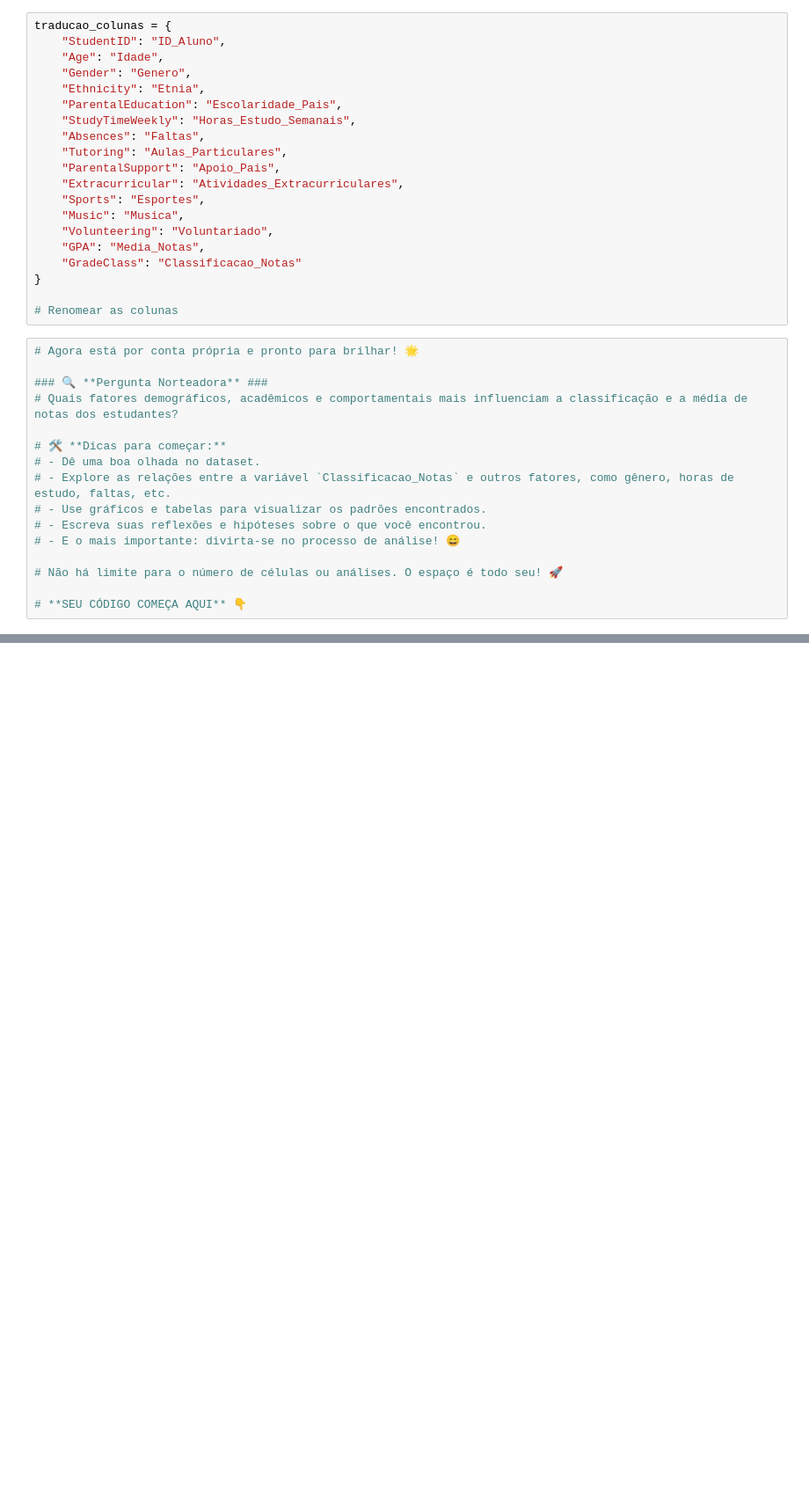
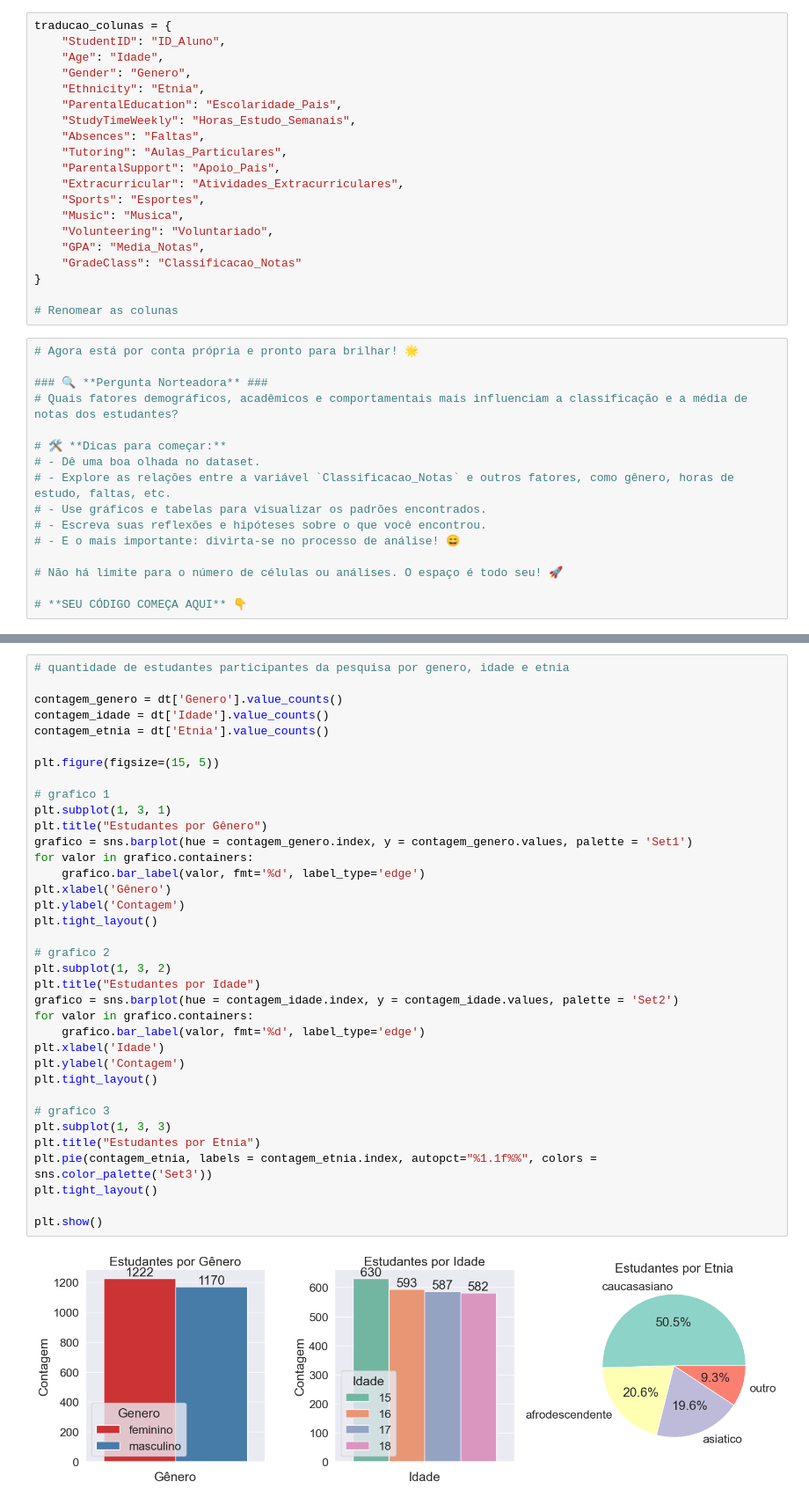
Before and after one commit to anavidev/dados-educacionais, a Jupyter notebook: notebook/analise_dados_educacionais.ipynb, the cells around one changed output, grey strips where cells are left out. Shown at 88% size. Drawn from its saved outputs; the diff is of its cells as text; blank space fills up the shorter version.

```diff
--- a/notebook/analise_dados_educacionais.ipynb
+++ b/notebook/analise_dados_educacionais.ipynb
@@ -379,0 +413,38 @@ dt
+# %%
+# quantidade de estudantes participantes da pesquisa por genero, idade e etnia
+
+contagem_genero = dt['Genero'].value_counts()
+contagem_idade = dt['Idade'].value_counts()
+contagem_etnia = dt['Etnia'].value_counts()
+
+plt.figure(figsize=(15, 5))
+
+# grafico 1
+plt.subplot(1, 3, 1)
+plt.title("Estudantes por Gênero")
+grafico = sns.barplot(hue = contagem_genero.index, y = contagem_genero.values, palette = 'Set1')
+for valor in grafico.containers:
+    grafico.bar_label(valor, fmt='%d', label_type='edge')
+plt.xlabel('Gênero')
+plt.ylabel('Contagem')
+plt.tight_layout()
+
+# grafico 2
+plt.subplot(1, 3, 2)
+plt.title("Estudantes por Idade")
+grafico = sns.barplot(hue = contagem_idade.index, y = contagem_idade.values, palette = 'Set2')
+for valor in grafico.containers:
+    grafico.bar_label(valor, fmt='%d', label_type='edge')
+plt.xlabel('Idade')
+plt.ylabel('Contagem')
+plt.tight_layout()
+
+# grafico 3
+plt.subplot(1, 3, 3)
+plt.title("Estudantes por Etnia")
+plt.pie(contagem_etnia, labels = contagem_etnia.index, autopct="%1.1f%%", colors = sns.color_palette('Set3'))
+plt.tight_layout()
+
+plt.show()
+# %% [output]
+[figure, added]
```
Also changed, not shown: parts of 4 cells of this notebook.
